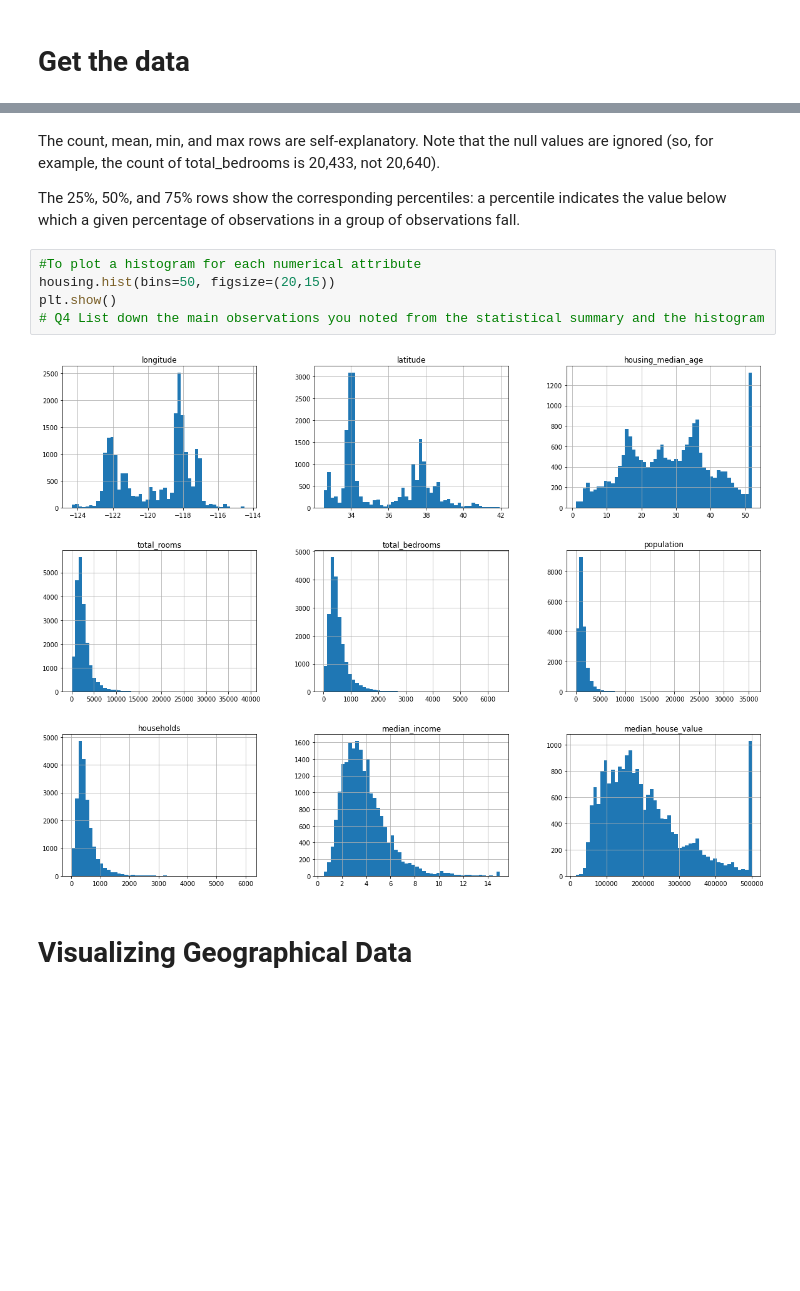
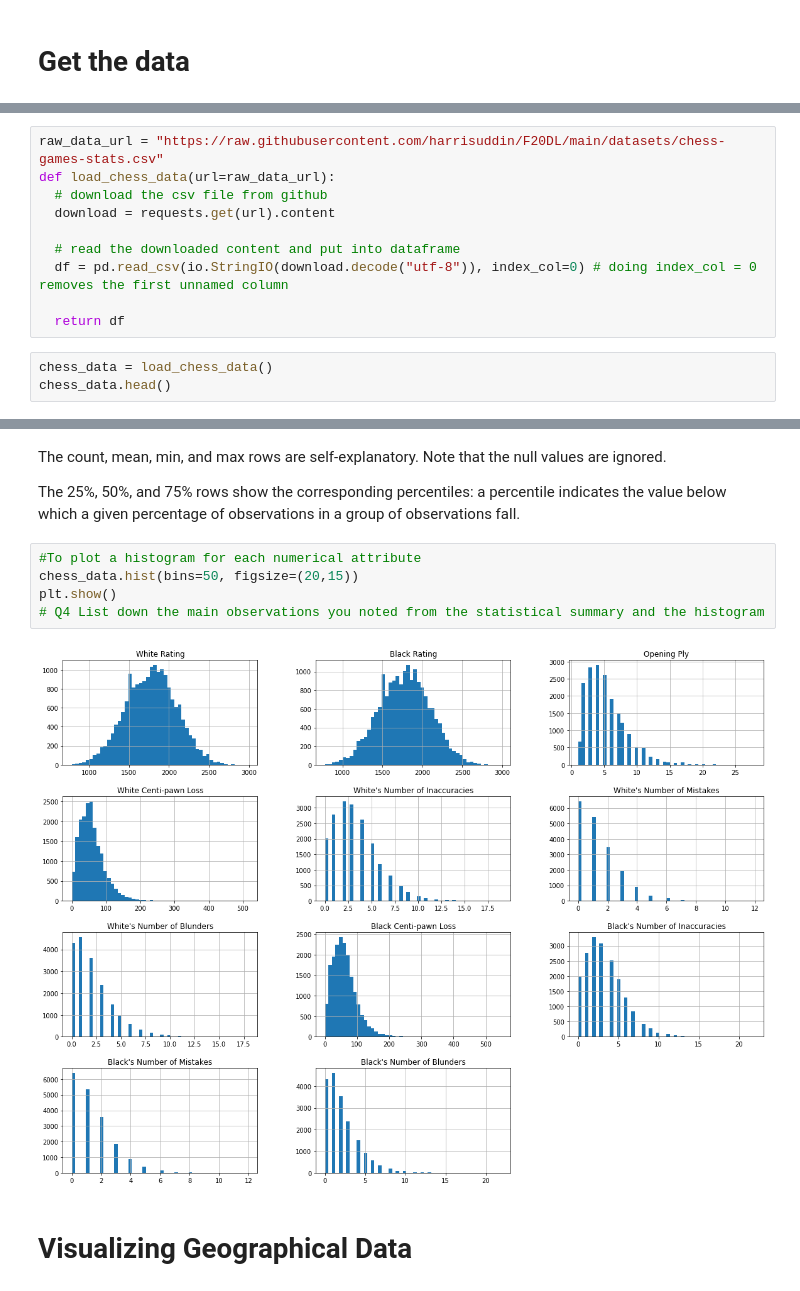
Before and after one commit to harrisuddin/F20DL, a Jupyter notebook: F20DL.ipynb, the cells around one changed output, grey strips where cells are left out. Cells and saved outputs as stored; diff of their text form; blank space fills up the shorter version.

```diff
--- a/F20DL.ipynb
+++ b/F20DL.ipynb
@@ -64,0 +33,13 @@ Each row represents the information gathered from one district of the California
+# %%
+raw_data_url = "https://raw.githubusercontent.com/harrisuddin/F20DL/main/datasets/chess-games-stats.csv"
+def load_chess_data(url=raw_data_url):
+  # download the csv file from github
+  download = requests.get(url).content
+
+  # read the downloaded content and put into dataframe
+  df = pd.read_csv(io.StringIO(download.decode("utf-8")), index_col=0) # doing index_col = 0 removes the first unnamed column
+
+  return df
+# %%
+chess_data = load_chess_data()
+chess_data.head()
@@ -112,14 +107,14 @@ housing.describe()
 # %% [markdown]
-The count, mean, min, and max rows are self-explanatory. Note that the null values are ignored (so, for example, the count of total_bedrooms is 20,433, not 20,640).
+The count, mean, min, and max rows are self-explanatory. Note that the null values are ignored.
 
 The 25%, 50%, and 75% rows show the corresponding percentiles: a percentile indicates the value below which a given percentage of observations in a group of observations fall.
 # %%
 #To plot a histogram for each numerical attribute
-housing.hist(bins=50, figsize=(20,15))
+chess_data.hist(bins=50, figsize=(20,15))
 plt.show()
 # Q4 List down the main observations you noted from the statistical summary and the histogram
 # %% [output]
-[figure, old version]
+[figure, new version]
 # %% [markdown]
 # Visualizing Geographical Data
 # %%
```
Also changed, not shown: parts of 14 cells of this notebook.
